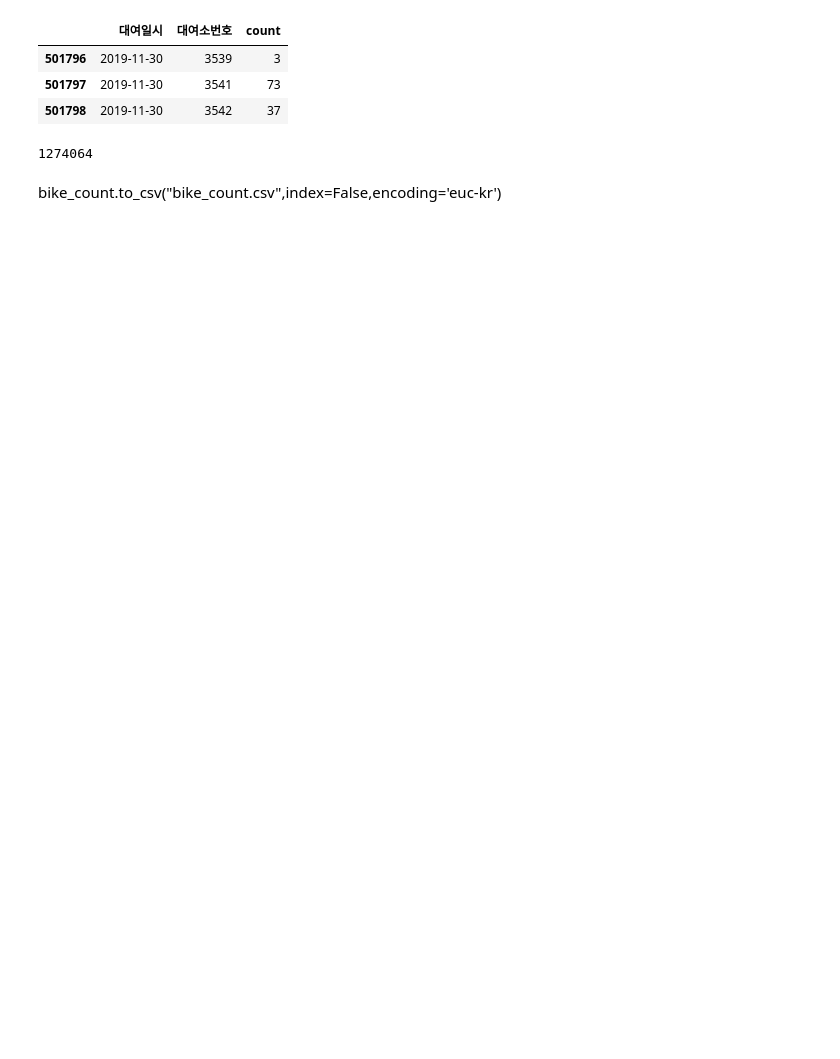
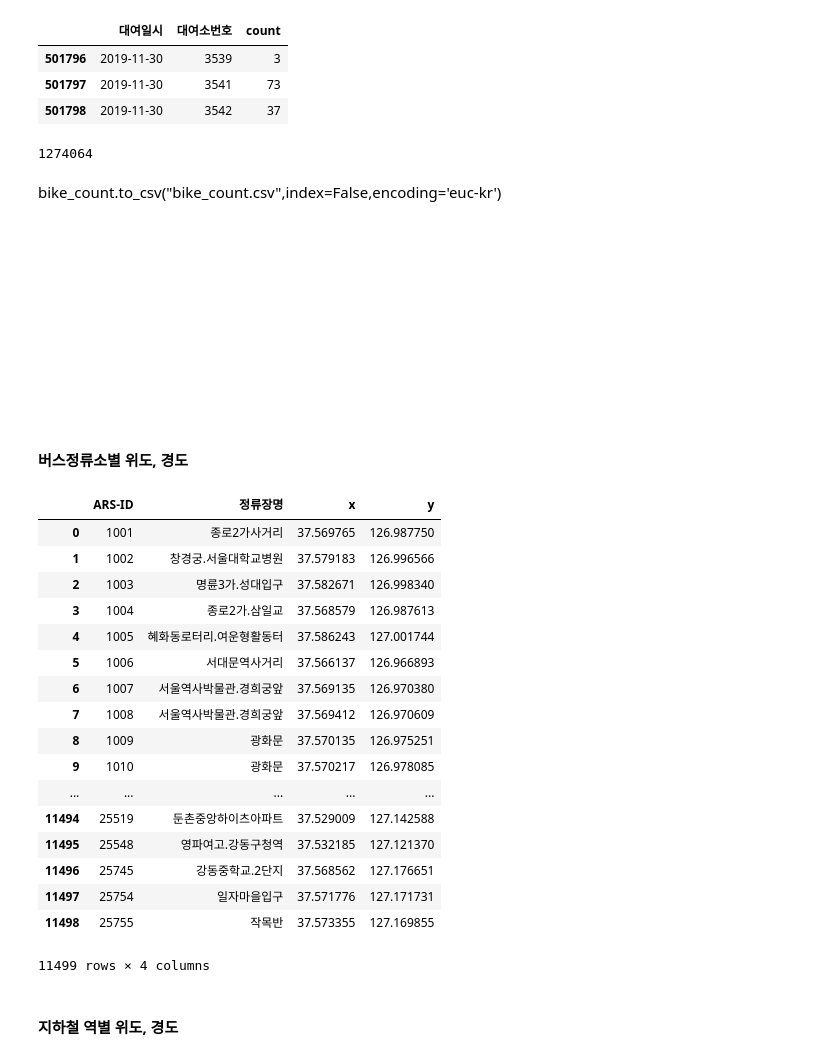
Before and after one commit to Seoheesu1/Regression, a Jupyter notebook: Preprocessing.ipynb, the cells around one changed output. Cells and saved outputs as stored; diff of their text form; code cells hidden in the pictures; blank space fills up the shorter version.

```diff
--- a/Preprocessing.ipynb
+++ b/Preprocessing.ipynb
@@ -1642,0 +1660,31 @@ bike_count.to_csv("bike_count.csv",index=False,encoding='euc-kr')
+# %% [markdown]
+#### 버스정류소별 위도, 경도
+# %%
+bus_xy = pd.read_csv('bus_xy.csv', encoding='euc-kr')
+# %%
+bus_xy = bus_xy.iloc[:, 1:]
+# %%
+bus_xy.columns = ['ARS-ID', '정류장명', 'x', 'y']
+# %%
+bus_xy
+# %% [output]
+|  | ARS-ID | 정류장명 | x | y |
+| 0 | 1001 | 종로2가사거리 | 37.569765 | 126.987750 |
+| 1 | 1002 | 창경궁.서울대학교병원 | 37.579183 | 126.996566 |
+| 2 | 1003 | 명륜3가.성대입구 | 37.582671 | 126.998340 |
+| 3 | 1004 | 종로2가.삼일교 | 37.568579 | 126.987613 |
+| 4 | 1005 | 혜화동로터리.여운형활동터 | 37.586243 | 127.001744 |
+| 5 | 1006 | 서대문역사거리 | 37.566137 | 126.966893 |
+| 6 | 1007 | 서울역사박물관.경희궁앞 | 37.569135 | 126.970380 |
+| 7 | 1008 | 서울역사박물관.경희궁앞 | 37.569412 | 126.970609 |
+| 8 | 1009 | 광화문 | 37.570135 | 126.975251 |
+| 9 | 1010 | 광화문 | 37.570217 | 126.978085 |
+| ... | ... | ... | ... | ... |
+| 11494 | 25519 | 둔촌중앙하이츠아파트 | 37.529009 | 127.142588 |
+| 11495 | 25548 | 영파여고.강동구청역 | 37.532185 | 127.121370 |
+| 11496 | 25745 | 강동중학교.2단지 | 37.568562 | 127.176651 |
+| 11497 | 25754 | 일자마을입구 | 37.571776 | 127.171731 |
+| 11498 | 25755 | 작목반 | 37.573355 | 127.169855 |
+11499 rows × 4 columns
+# %% [markdown]
+#### 지하철 역별 위도, 경도
```
Also changed, not shown: parts of 18 cells of this notebook.
